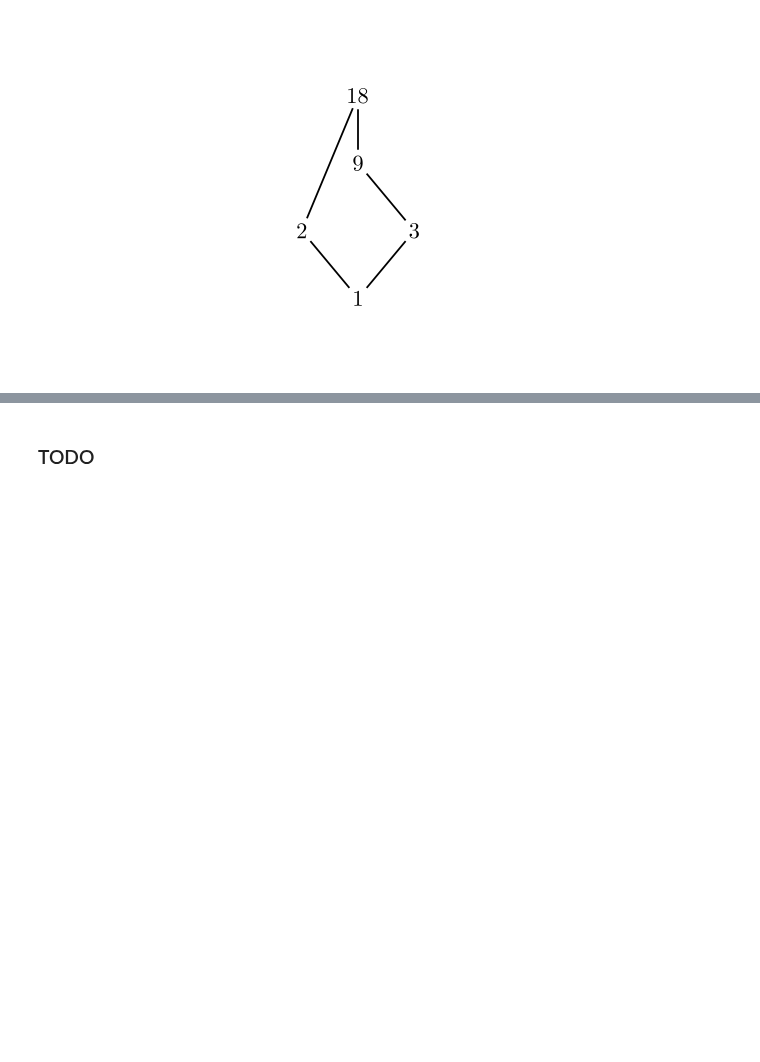
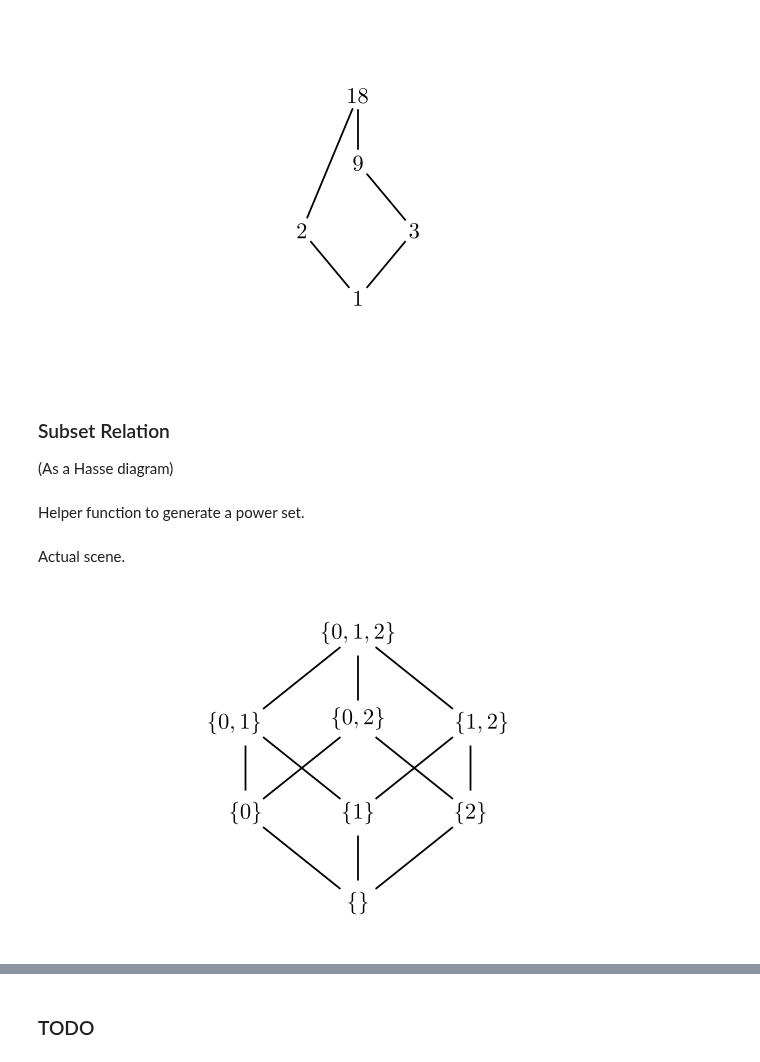
Before and after one commit to PhotonicGluon/NZQRC-Book, a Jupyter notebook: code/image_generation/notebooks/part-2/relations-2.ipynb, the cells around one changed output, grey strips where cells are left out. Cells and saved outputs as stored; diff of their text form; code cells hidden in the pictures; blank space fills up the shorter version.

```diff
--- a/code/image_generation/notebooks/part-2/relations-2.ipynb
+++ b/code/image_generation/notebooks/part-2/relations-2.ipynb
@@ -524,3 +524,79 @@ class HasseDiagram(Scene):
         self.add(graph)
 # %% [output]
 [figure]
+# %% [markdown]
+### Subset Relation
+(As a Hasse diagram)
+# %% [markdown]
+Helper function to generate a power set.
+# %%
+from itertools import chain, combinations
+
+def powerset(iterable):
+    s = list(iterable)
+    return list(chain.from_iterable(combinations(s, r) for r in range(len(s)+1)))
+# %% [markdown]
+Actual scene.
+# %%
+%%generate_image subset-as-hasse HasseDiagram
+
+
+class HasseDiagram(Scene):
+    def construct(self):
+        # Create subsets
+        elements = ["0", "1", "2"]
+        subsets = powerset(elements)
+
+        # Create vertices and edges
+        vertices = [
+            rf"\{{{', '.join(s)}\}}" for s in subsets
+        ]
+
+        # edges = []
+        # for i, s in enumerate(subsets):
+        #     for j, t in enumerate(subsets):
+        #         if s == t:
+        #             continue
+        #         if set(s).issubset(set(t)):
+        #             edges.append((vertices[i], vertices[j]))
+        # print(edges)
+        edges = [
+            ("\\{\\}", "\\{0\\}"),
+            ("\\{\\}", "\\{1\\}"),
+            ("\\{\\}", "\\{2\\}"),
+            ("\\{0\\}", "\\{0, 1\\}"),
+            ("\\{0\\}", "\\{0, 2\\}"),
+            ("\\{1\\}", "\\{0, 1\\}"),
+            ("\\{1\\}", "\\{1, 2\\}"),
+            ("\\{2\\}", "\\{0, 2\\}"),
+            ("\\{2\\}", "\\{1, 2\\}"),
+            ("\\{0, 1\\}", "\\{0, 1, 2\\}"),
+            ("\\{0, 2\\}", "\\{0, 1, 2\\}"),
+            ("\\{1, 2\\}", "\\{0, 1, 2\\}"),
+        ]
+
+        # Create the Hasse graph
+        graph = HasseGraph(
+            vertices,
+            edges,
+            label_colour=BLACK,
+            label_buff=0.5,
+            perform_correction=False,
+            edge_config={
+                "stroke_color": BLACK
+            },
+            layout_config={
+                "scale_x": 2.5,
+                "scale_y": 1,
+            }
+        )
+        # print(list(graph.edges.keys()))
+
+        self.add(graph)
+
+        # Adjust some of the labels
+        graph[r"\{0, 1\}"].shift(0.25*LEFT)
+        graph[r"\{0, 2\}"].shift(0.1*UP)
+        graph[r"\{1, 2\}"].shift(0.25*RIGHT)
+# %% [output]
+[figure, added]
```
Also changed, not shown: parts of 4 cells of this notebook, 7 other files.
